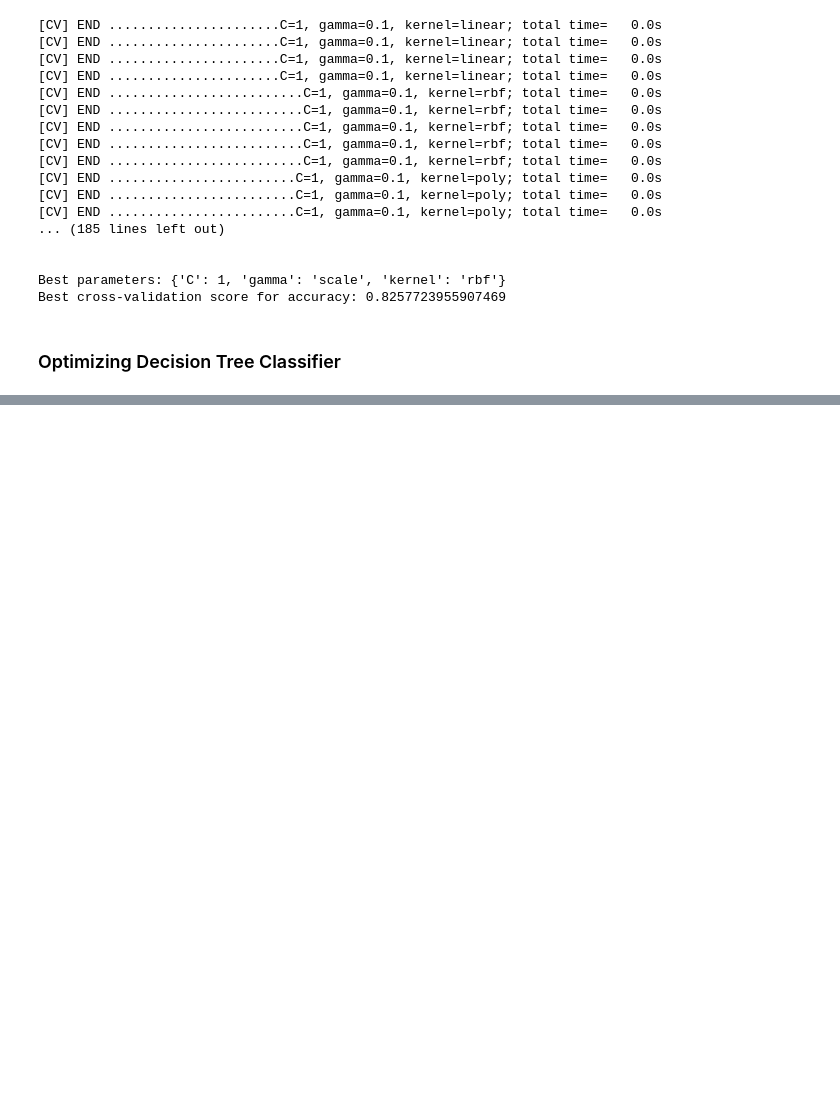
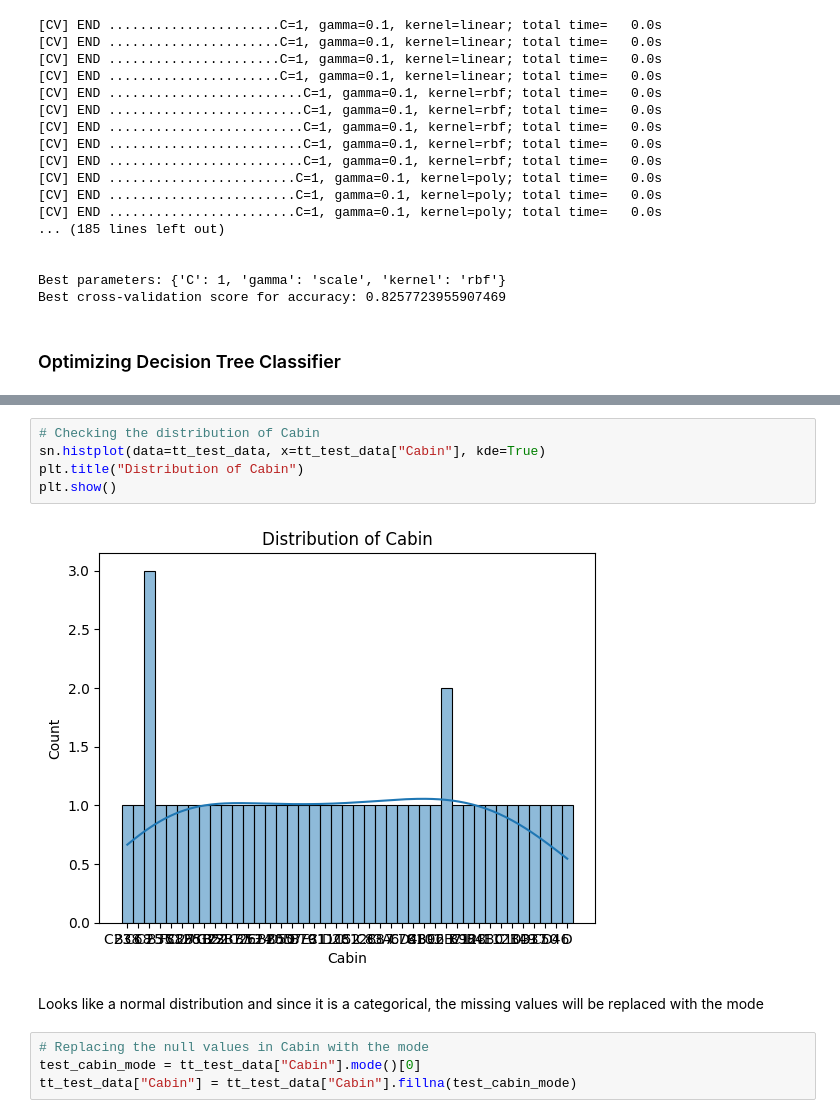
Before and after one commit to AndrewMarfo/titanic, a Jupyter notebook: titanic.ipynb, the cells around one changed output, grey strips where cells are left out. Cells and saved outputs as stored; diff of their text form; blank space fills up the shorter version.

```diff
--- a/titanic.ipynb
+++ b/titanic.ipynb
@@ -798,0 +916,13 @@ Best cross-validation score for accuracy: 0.8186461729545101
+# %%
+# Checking the distribution of Cabin
+sn.histplot(data=tt_test_data, x=tt_test_data["Cabin"], kde=True)
+plt.title("Distribution of Cabin")
+plt.show()
+# %% [output]
+[figure, added]
+# %% [markdown]
+Looks like a normal distribution and since it is a categorical, the missing values will be replaced with the mode
+# %%
+# Replacing the null values in Cabin with the mode
+test_cabin_mode = tt_test_data["Cabin"].mode()[0]
+tt_test_data["Cabin"] = tt_test_data["Cabin"].fillna(test_cabin_mode)
```
Also changed, not shown: parts of 40 cells of this notebook.
